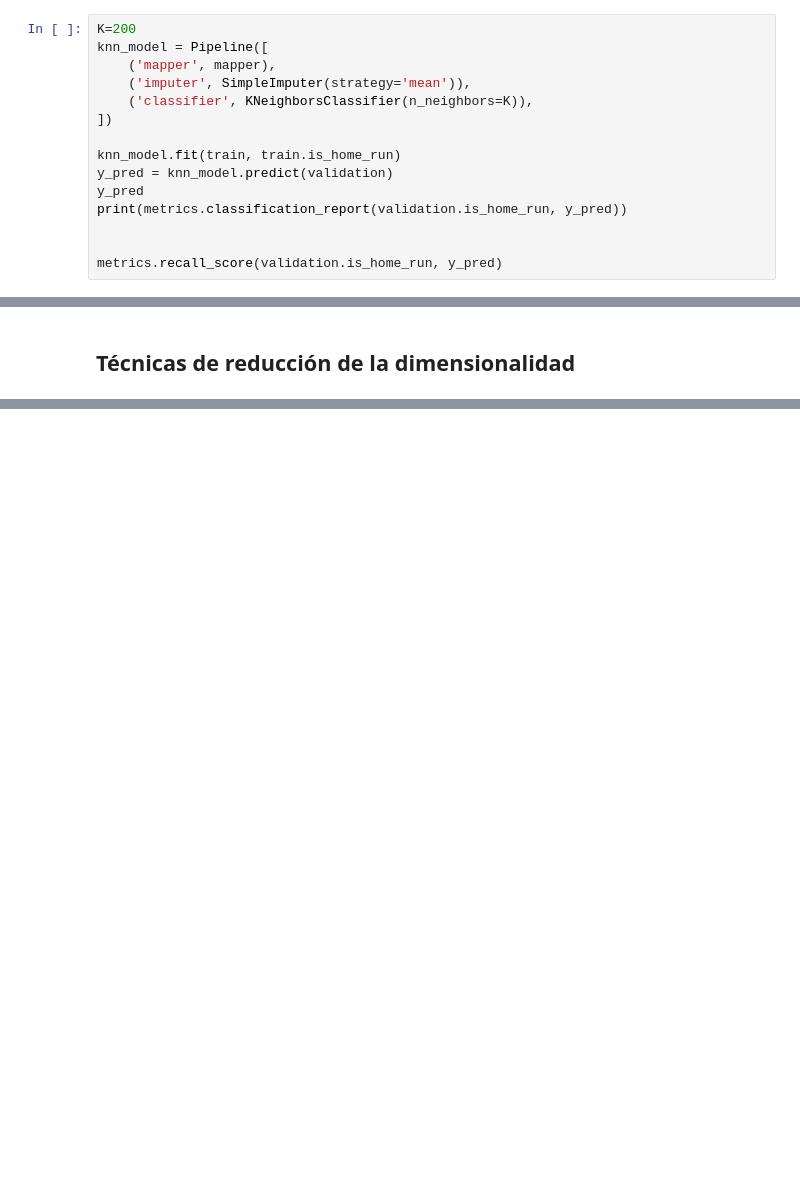
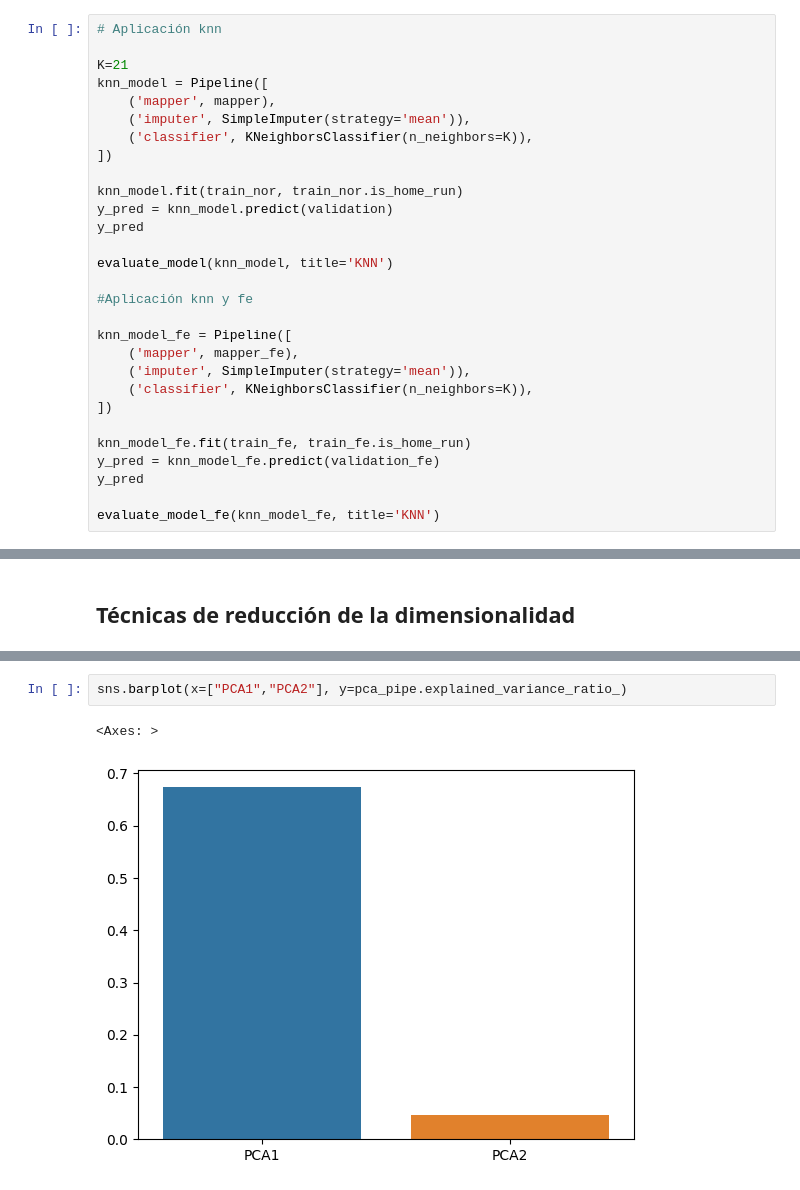
Before and after one commit to MatiasWilliner/TP_ML_Dominguez_Lastra_Williner, a Jupyter notebook: tp2_experimentation.ipynb, the cells around one changed output, grey strips where cells are left out. Drawn from its saved outputs; the diff is of its cells as text; blank space fills up the shorter version.

```diff
--- a/tp2_experimentation.ipynb
+++ b/tp2_experimentation.ipynb
@@ -275,15 +487,29 @@ metrics.precision_score(test.is_home_run, y_pred)
 # %%
-K=200
+# Aplicación knn
+
+K=21
 knn_model = Pipeline([
     ('mapper', mapper),
     ('imputer', SimpleImputer(strategy='mean')),
     ('classifier', KNeighborsClassifier(n_neighbors=K)),
 ])
 
-knn_model.fit(train, train.is_home_run)
+knn_model.fit(train_nor, train_nor.is_home_run)
 y_pred = knn_model.predict(validation)
 y_pred
-print(metrics.classification_report(validation.is_home_run, y_pred))
 
+evaluate_model(knn_model, title='KNN')
 
-metrics.recall_score(validation.is_home_run, y_pred)
+#Aplicación knn y fe
+
+knn_model_fe = Pipeline([
+    ('mapper', mapper_fe),
+    ('imputer', SimpleImputer(strategy='mean')),
+    ('classifier', KNeighborsClassifier(n_neighbors=K)),
+])
+
+knn_model_fe.fit(train_fe, train_fe.is_home_run)
+y_pred = knn_model_fe.predict(validation_fe)
+y_pred
+
+evaluate_model_fe(knn_model_fe, title='KNN')
@@ -372,0 +692,5 @@ ax.set_ylabel('Por. varianza explicada');
+# %%
+sns.barplot(x=["PCA1","PCA2"], y=pca_pipe.explained_variance_ratio_)
+# %% [output]
+<Axes: >
+[figure, added]
```
Also changed, not shown: parts of 33 cells of this notebook.
